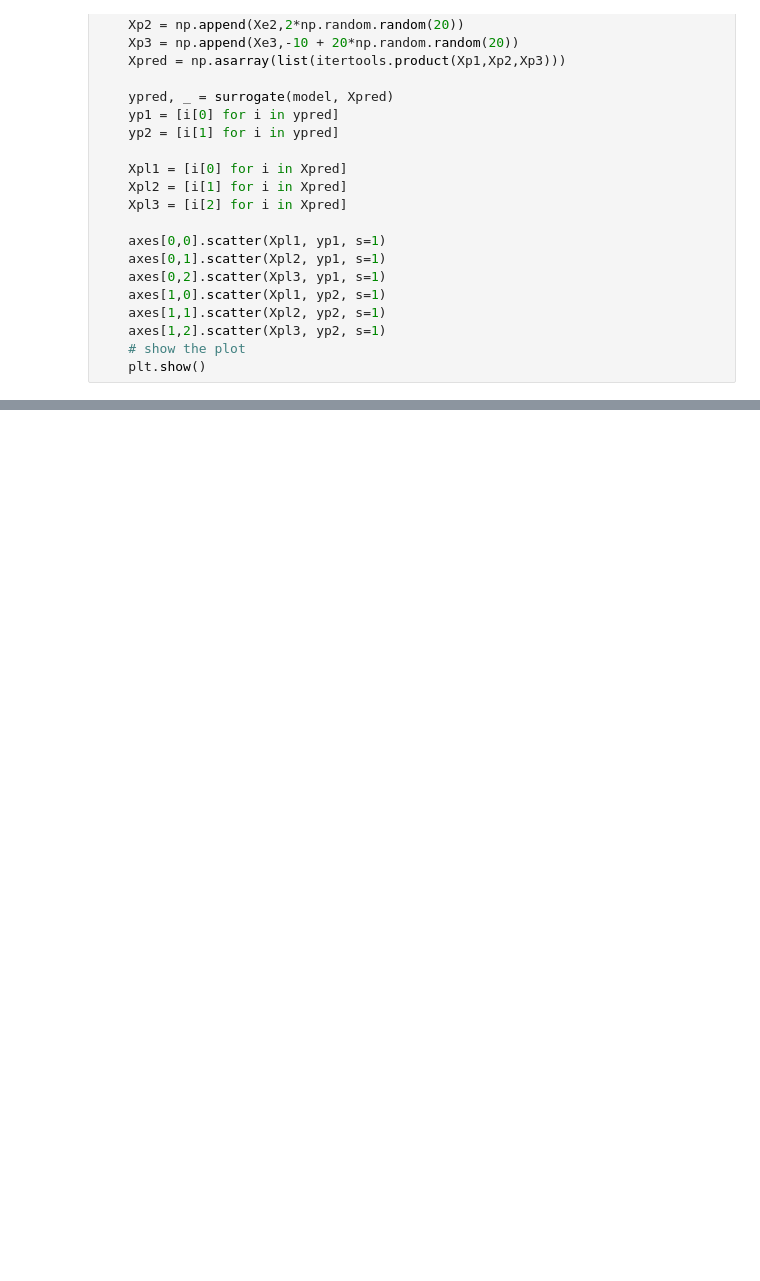
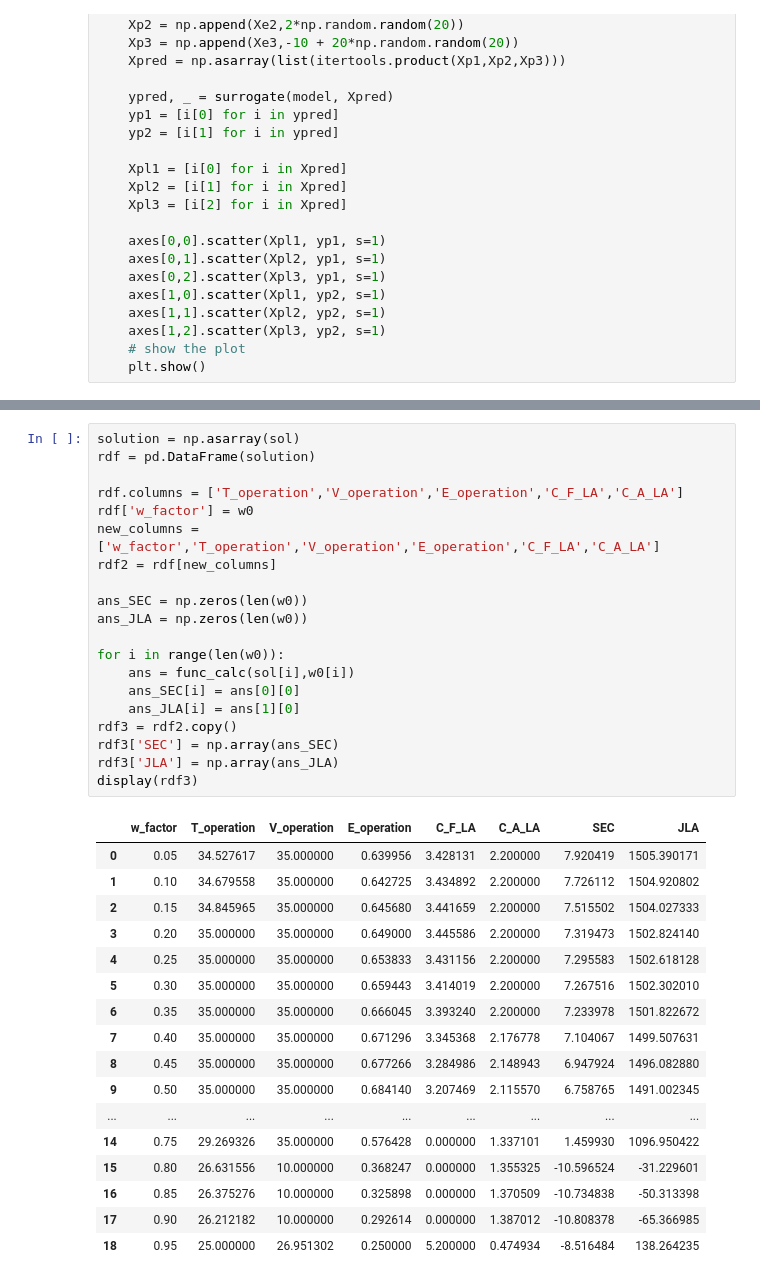
Before and after one commit to 100sjun/repos_python, a Jupyter notebook: Project/BMED/Bayesian Optimization_BMED.ipynb, the cells around one changed output, grey strips where cells are left out. Drawn from its saved outputs; the diff is of its cells as text; blank space fills up the shorter version.

```diff
--- a/Project/BMED/Bayesian Optimization_BMED.ipynb
+++ b/Project/BMED/Bayesian Optimization_BMED.ipynb
@@ -330,0 +349,38 @@ for i in range(len(w0)):
+# %%
+solution = np.asarray(sol)
+rdf = pd.DataFrame(solution)
+
+rdf.columns = ['T_operation','V_operation','E_operation','C_F_LA','C_A_LA']
+rdf['w_factor'] = w0
+new_columns = ['w_factor','T_operation','V_operation','E_operation','C_F_LA','C_A_LA']
+rdf2 = rdf[new_columns]
+
+ans_SEC = np.zeros(len(w0))
+ans_JLA = np.zeros(len(w0))
+
+for i in range(len(w0)):
+    ans = func_calc(sol[i],w0[i])
+    ans_SEC[i] = ans[0][0]
+    ans_JLA[i] = ans[1][0]
+rdf3 = rdf2.copy()
+rdf3['SEC'] = np.array(ans_SEC)
+rdf3['JLA'] = np.array(ans_JLA)
+display(rdf3)
+# %% [output]
+|  | w_factor | T_operation | V_operation | E_operation | C_F_LA | C_A_LA | SEC | JLA |
+| 0 | 0.05 | 34.527617 | 35.000000 | 0.639956 | 3.428131 | 2.200000 | 7.920419 | 1505.390171 |
+| 1 | 0.10 | 34.679558 | 35.000000 | 0.642725 | 3.434892 | 2.200000 | 7.726112 | 1504.920802 |
+| 2 | 0.15 | 34.845965 | 35.000000 | 0.645680 | 3.441659 | 2.200000 | 7.515502 | 1504.027333 |
+| 3 | 0.20 | 35.000000 | 35.000000 | 0.649000 | 3.445586 | 2.200000 | 7.319473 | 1502.824140 |
+| 4 | 0.25 | 35.000000 | 35.000000 | 0.653833 | 3.431156 | 2.200000 | 7.295583 | 1502.618128 |
+| 5 | 0.30 | 35.000000 | 35.000000 | 0.659443 | 3.414019 | 2.200000 | 7.267516 | 1502.302010 |
+| 6 | 0.35 | 35.000000 | 35.000000 | 0.666045 | 3.393240 | 2.200000 | 7.233978 | 1501.822672 |
+| 7 | 0.40 | 35.000000 | 35.000000 | 0.671296 | 3.345368 | 2.176778 | 7.104067 | 1499.507631 |
+| 8 | 0.45 | 35.000000 | 35.000000 | 0.677266 | 3.284986 | 2.148943 | 6.947924 | 1496.082880 |
+| 9 | 0.50 | 35.000000 | 35.000000 | 0.684140 | 3.207469 | 2.115570 | 6.758765 | 1491.002345 |
+| ... | ... | ... | ... | ... | ... | ... | ... | ... |
+| 14 | 0.75 | 29.269326 | 35.000000 | 0.576428 | 0.000000 | 1.337101 | 1.459930 | 1096.950422 |
+| 15 | 0.80 | 26.631556 | 10.000000 | 0.368247 | 0.000000 | 1.355325 | -10.596524 | -31.229601 |
+| 16 | 0.85 | 26.375276 | 10.000000 | 0.325898 | 0.000000 | 1.370509 | -10.734838 | -50.313398 |
+| 17 | 0.90 | 26.212182 | 10.000000 | 0.292614 | 0.000000 | 1.387012 | -10.808378 | -65.366985 |
+| 18 | 0.95 | 25.000000 | 26.951302 | 0.250000 | 5.200000 | 0.474934 | -8.516484 | 138.264235 |
```
Also changed, not shown: parts of 8 cells of this notebook.
